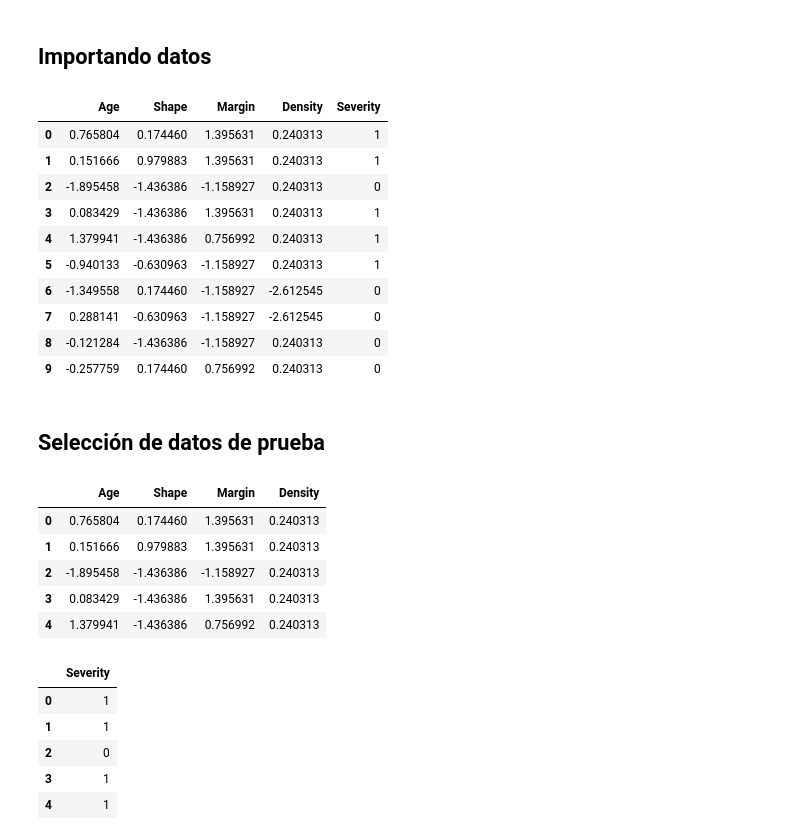
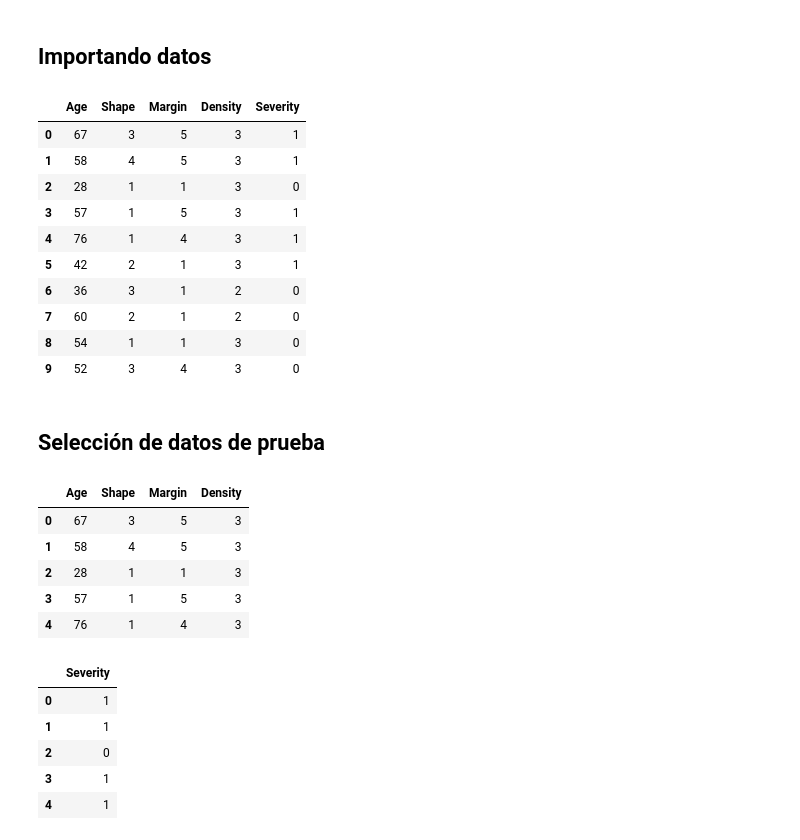
Before and after one commit to luischavez24/si_final, a Jupyter notebook: 05BosquesAleatorios.ipynb, the cells around one changed output. Saved outputs shown, nothing was run; the diff lists cells and outputs as text; code cells hidden in the pictures.

```diff
--- a/05BosquesAleatorios.ipynb
+++ b/05BosquesAleatorios.ipynb
@@ -6,20 +6,20 @@ import pandas as pd
 # %% [markdown]
 ## Importando datos
 # %%
-mammographic_standard = pd.read_csv('./processed/mammographic_masses_standard.csv')
+mammographic_standard = pd.read_csv('./processed/mammographic_masses_clean.csv')
 mammographic_standard.head(10)
 # %% [output]
 |  | Age | Shape | Margin | Density | Severity |
-| 0 | 0.765804 | 0.174460 | 1.395631 | 0.240313 | 1 |
-| 1 | 0.151666 | 0.979883 | 1.395631 | 0.240313 | 1 |
-| 2 | -1.895458 | -1.436386 | -1.158927 | 0.240313 | 0 |
-| 3 | 0.083429 | -1.436386 | 1.395631 | 0.240313 | 1 |
-| 4 | 1.379941 | -1.436386 | 0.756992 | 0.240313 | 1 |
-| 5 | -0.940133 | -0.630963 | -1.158927 | 0.240313 | 1 |
-| 6 | -1.349558 | 0.174460 | -1.158927 | -2.612545 | 0 |
-| 7 | 0.288141 | -0.630963 | -1.158927 | -2.612545 | 0 |
-| 8 | -0.121284 | -1.436386 | -1.158927 | 0.240313 | 0 |
-| 9 | -0.257759 | 0.174460 | 0.756992 | 0.240313 | 0 |
+| 0 | 67 | 3 | 5 | 3 | 1 |
+| 1 | 58 | 4 | 5 | 3 | 1 |
+| 2 | 28 | 1 | 1 | 3 | 0 |
+| 3 | 57 | 1 | 5 | 3 | 1 |
+| 4 | 76 | 1 | 4 | 3 | 1 |
+| 5 | 42 | 2 | 1 | 3 | 1 |
+| 6 | 36 | 3 | 1 | 2 | 0 |
+| 7 | 60 | 2 | 1 | 2 | 0 |
+| 8 | 54 | 1 | 1 | 3 | 0 |
+| 9 | 52 | 3 | 4 | 3 | 0 |
 # %% [markdown]
 ## Selección de datos de prueba
 # %%
@@ -27,11 +27,11 @@ df_feat = mammographic_standard.drop('Severity', axis = 1)
 df_feat.head()
 # %% [output]
 |  | Age | Shape | Margin | Density |
-| 0 | 0.765804 | 0.174460 | 1.395631 | 0.240313 |
-| 1 | 0.151666 | 0.979883 | 1.395631 | 0.240313 |
-| 2 | -1.895458 | -1.436386 | -1.158927 | 0.240313 |
-| 3 | 0.083429 | -1.436386 | 1.395631 | 0.240313 |
-| 4 | 1.379941 | -1.436386 | 0.756992 | 0.240313 |
+| 0 | 67 | 3 | 5 | 3 |
+| 1 | 58 | 4 | 5 | 3 |
+| 2 | 28 | 1 | 1 | 3 |
+| 3 | 57 | 1 | 5 | 3 |
+| 4 | 76 | 1 | 4 | 3 |
 # %%
 df_target = mammographic_standard['Severity'].to_frame()
 df_target.head()
```
Also changed, not shown: parts of 3 cells of this notebook, 6 other files.
